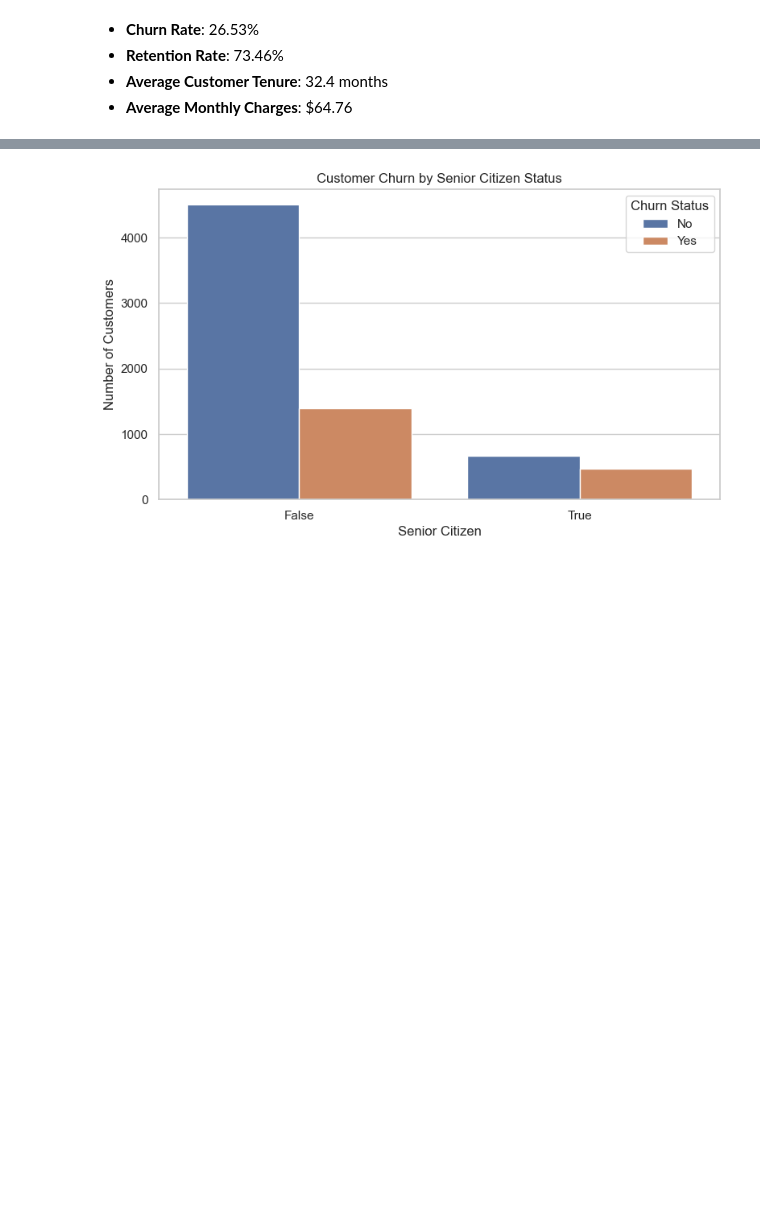
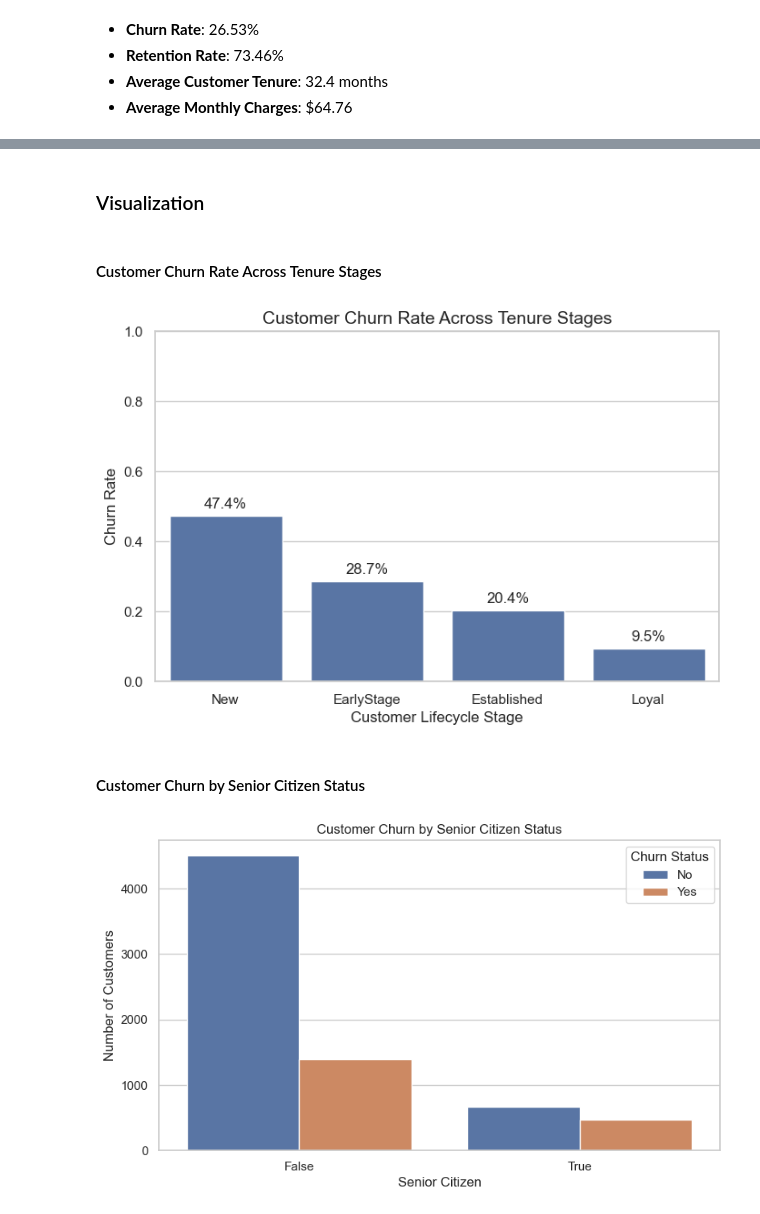
Before and after one commit to CaptianGhost/Telco_Customer_Churn-EDA, a Jupyter notebook: Telco_Customer_Churn-EDA.ipynb, the cells around one changed output, grey strips where cells are left out. Cells and saved outputs as stored; diff of their text form; code cells hidden in the pictures; blank space fills up the shorter version.

```diff
--- a/Telco_Customer_Churn-EDA.ipynb
+++ b/Telco_Customer_Churn-EDA.ipynb
@@ -138,3 +182,33 @@ dtype: float64
+# %%
+# Calculate churn rate per customer bucket
+churn_rate= df.groupby("customer_bucket", observed=True)["Churn"].apply(lambda x: (x == "Yes").mean()).reset_index(name="churn_rate")
+
+# Define the logical order of customer buckets for plotting
+bucket_order= ["New", "EarlyStage", "Established", "Loyal"]
+
+churn_rate['customer_bucket']= pd.Categorical(churn_rate['customer_bucket'], categories=bucket_order, ordered=True)
+
+churn_rate= churn_rate.sort_values("customer_bucket")
+# %% [markdown]
+### Visualization
+# %% [markdown]
+#### Customer Churn Rate Across Tenure Stages
+# %%
+plt.figure(figsize=(8, 5))
+sns.barplot(data=churn_rate, x="customer_bucket", y="churn_rate")
+
+for i, v in enumerate(churn_rate["churn_rate"]):   # Add churn rate labels on top of each bar in the plot
+    plt.text(i, v + 0.02, f"{v:.1%}", ha="center")
+
+plt.title("Customer Churn Rate Across Tenure Stages", fontsize=14)
+plt.xlabel("Customer Lifecycle Stage")
+plt.ylabel("Churn Rate")
+plt.ylim(0, 1)
+plt.show()
+# %% [output]
+[figure, added]
+# %% [markdown]
+#### Customer Churn by Senior Citizen Status
 # %%
 plt.figure(figsize=(9, 5))
 sns.countplot(data=df, x='SeniorCitizen', hue='Churn')
```
Also changed, not shown: parts of 13 cells of this notebook, 1 other file.
